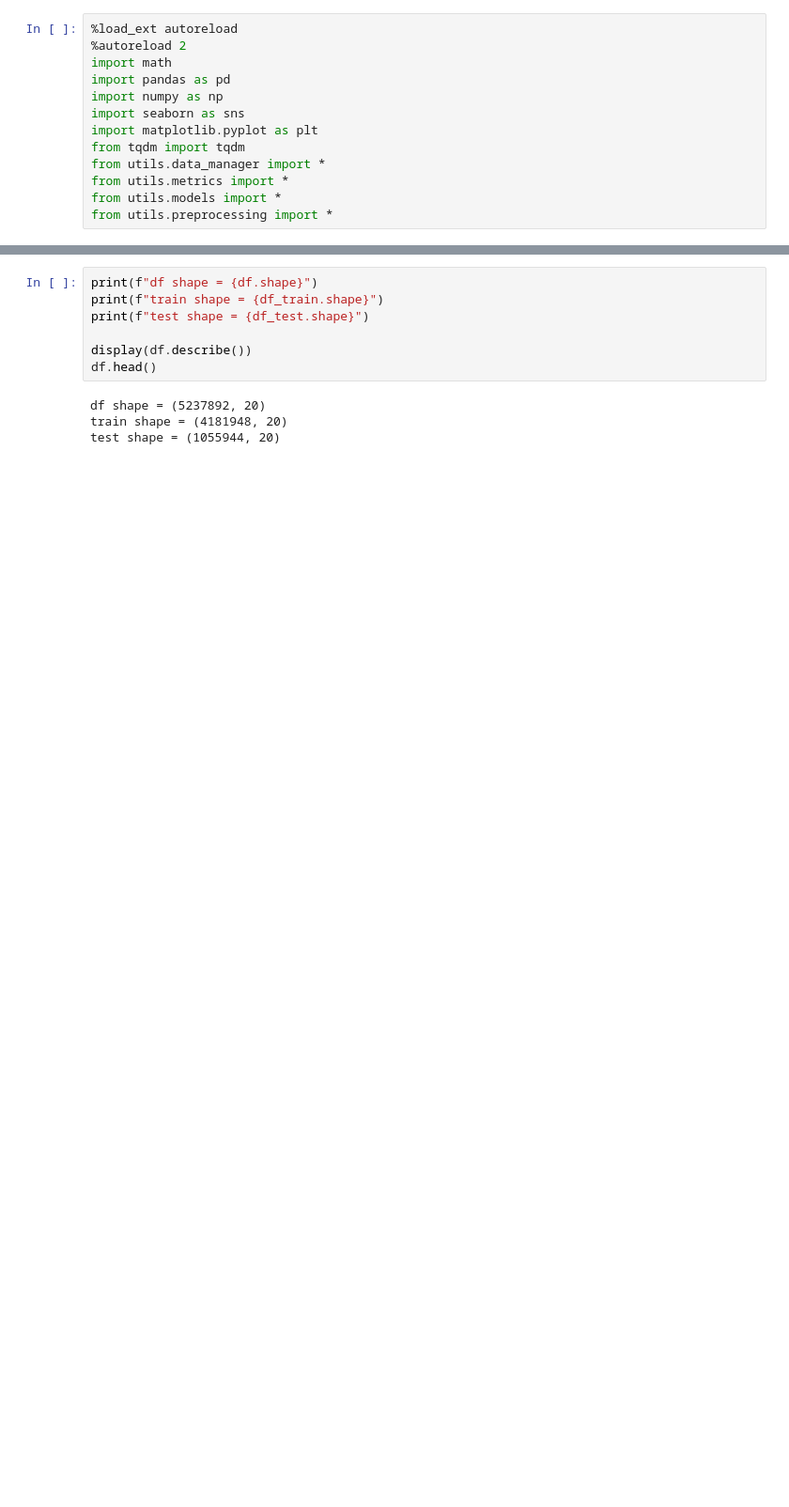
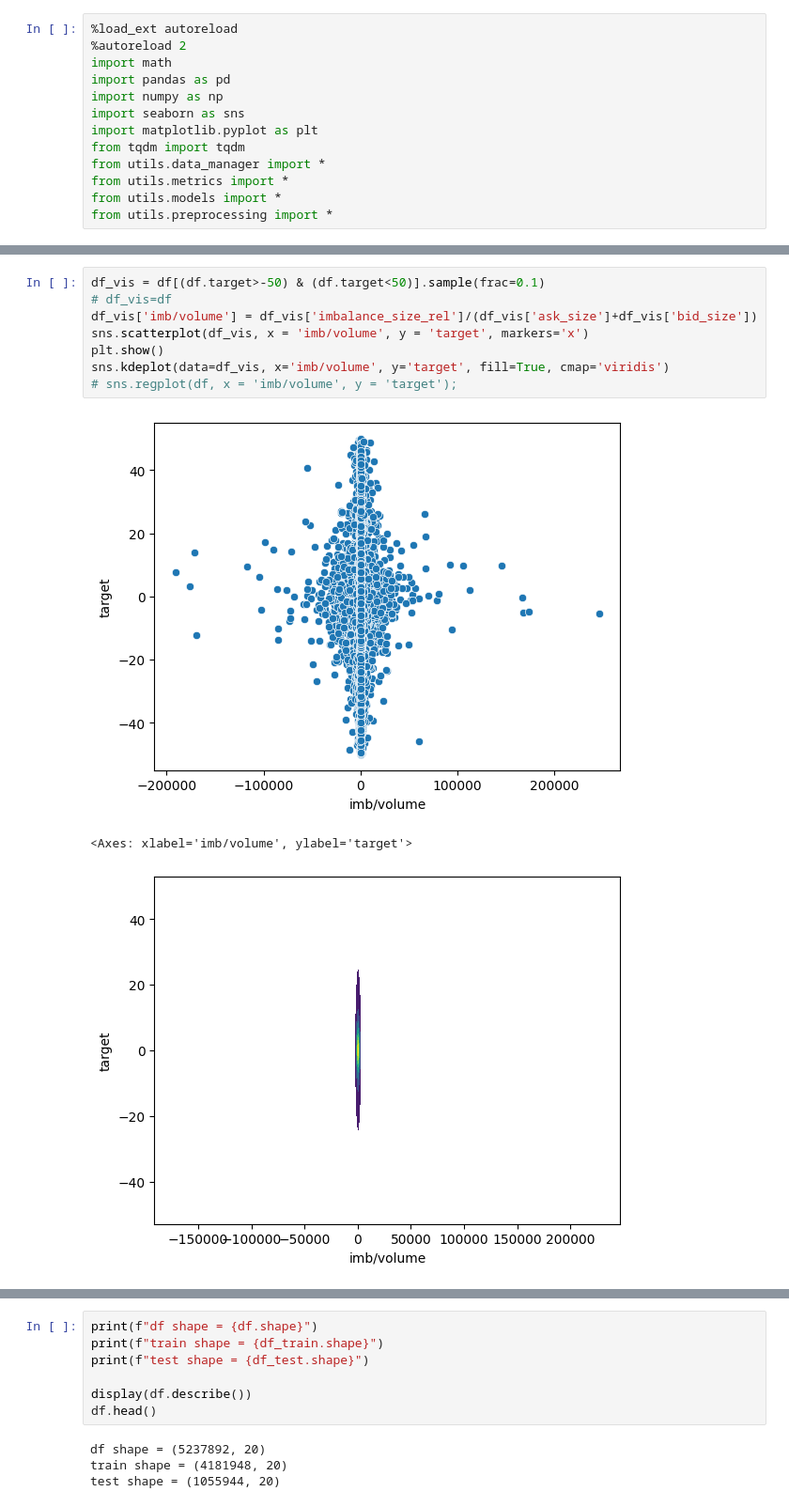
Before and after one commit to thaithai1/Kaggle_, a Jupyter notebook: Optiver/EDA.ipynb, the cells around one changed output, grey strips where cells are left out. Shown: that part at 94% size. Cells and saved outputs as stored; diff of their text form; blank space fills up the shorter version.

```diff
--- a/Optiver/EDA.ipynb
+++ b/Optiver/EDA.ipynb
@@ -73,0 +39,12 @@ imbalance_size_rel, wap60, wap_ret - added
+# %%
+df_vis = df[(df.target>-50) & (df.target<50)].sample(frac=0.1)
+# df_vis=df
+df_vis['imb/volume'] = df_vis['imbalance_size_rel']/(df_vis['ask_size']+df_vis['bid_size'])
+sns.scatterplot(df_vis, x = 'imb/volume', y = 'target', markers='x')
+plt.show()
+sns.kdeplot(data=df_vis, x='imb/volume', y='target', fill=True, cmap='viridis')
+# sns.regplot(df, x = 'imb/volume', y = 'target');
+# %% [output]
+[figure, added]
+<Axes: xlabel='imb/volume', ylabel='target'>
+[figure, added]
```
Also changed, not shown: parts of 12 cells of this notebook, 30 other files.
